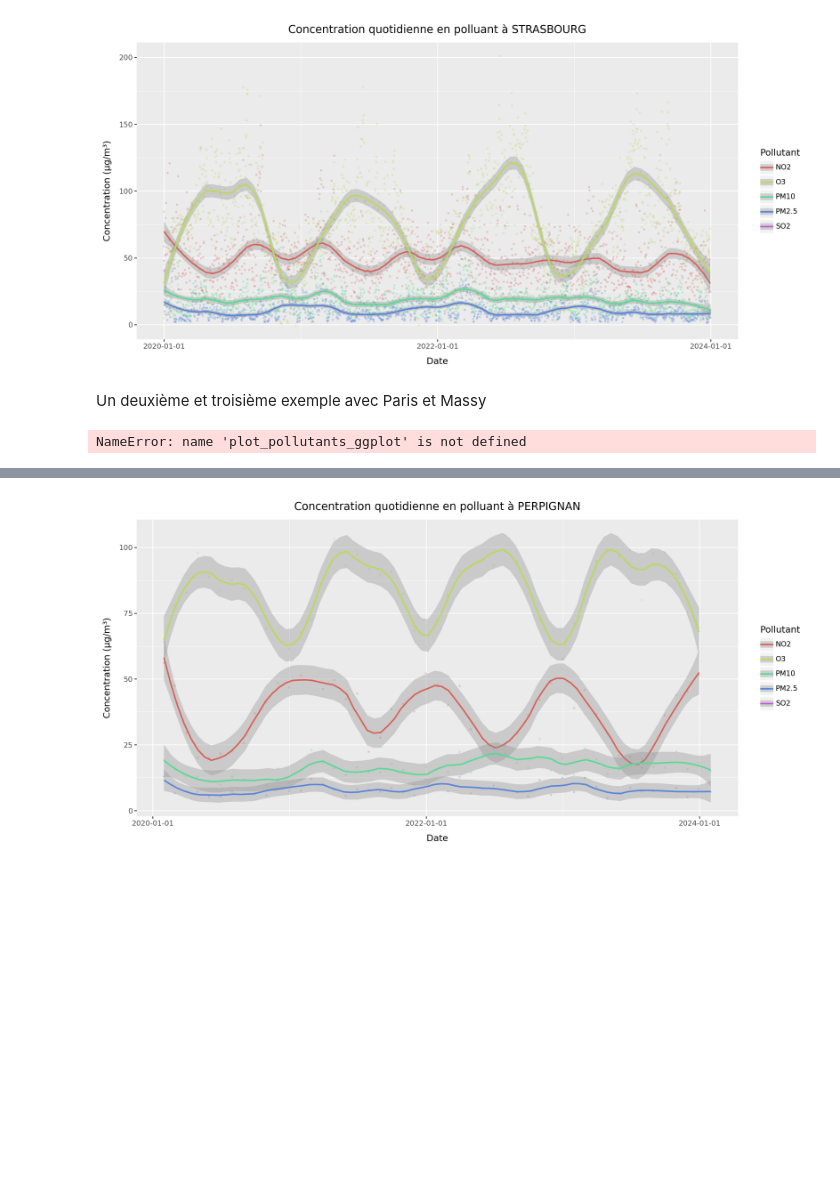
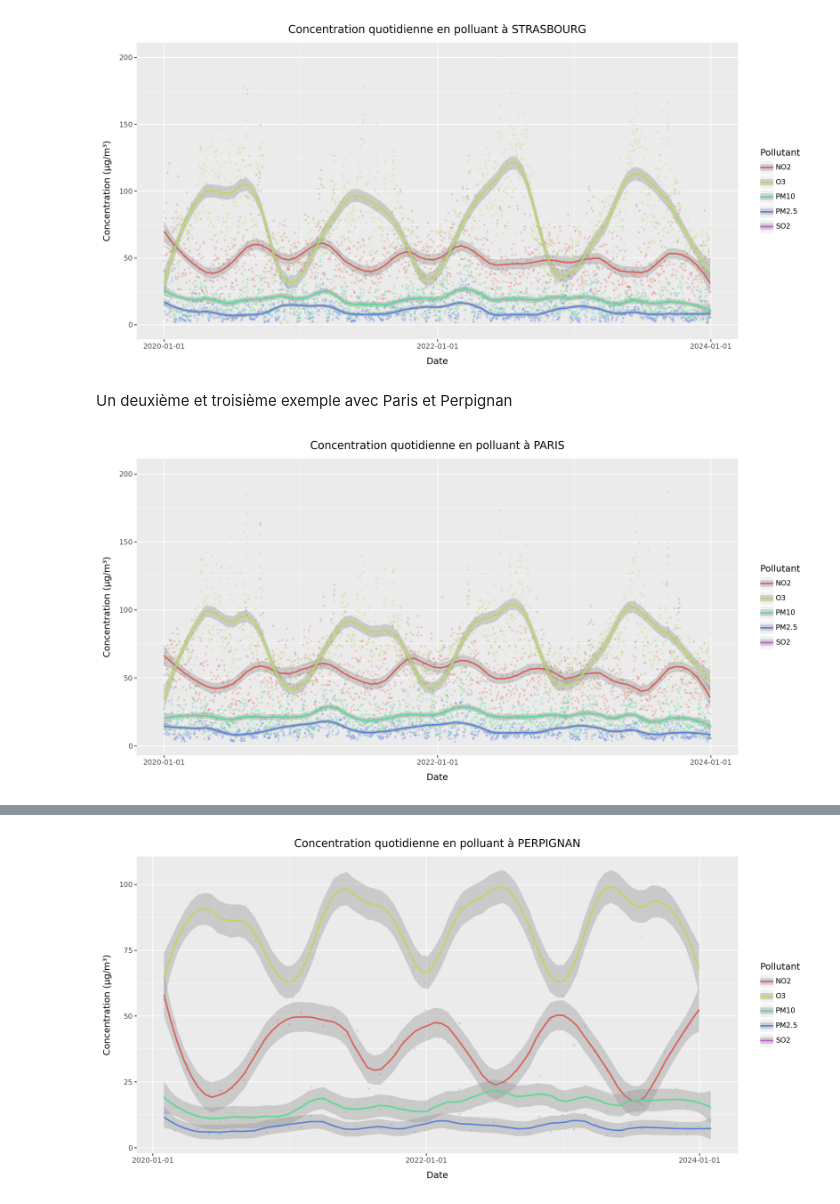
Before and after one commit to Antoine-Merienne/Projet-data-science-Mornand-Merienne, a Jupyter notebook: analyse_pollution_air.ipynb, the cells around one changed output, grey strips where cells are left out. Cells and saved outputs as stored; diff of their text form; code cells hidden in the pictures; blank space fills up the shorter version.

```diff
--- a/analyse_pollution_air.ipynb
+++ b/analyse_pollution_air.ipynb
@@ -663,7 +588,10 @@ from plotnine import ggplot, aes, geom_point, geom_smooth, theme_minimal, labs,
 
 
 def plot_pollutants_ggplot(df, smoothing = 0.15):
-
+    '''
+    Cette fonction réalise un plot des séries temporelles correspondant aux polluants, par ville et en utilisant ggplot2.
+    '''
+    warnings.simplefilter("ignore")
     # On Melt le dataframe pour simplifier le plotting avec plotnine
     melted_df = df.melt(id_vars='date',
                         value_vars=['NO2', 'O3', 'PM2.5', 'PM10', 'SO2'],
@@ -685,20 +613,13 @@ def plot_pollutants_ggplot(df, smoothing = 0.15):
 
     return p
 
-
-
-data = Y_t[(Y_t['nom_m'] == 'STRASBOURG')]
-# Si on veut visualiser la log-concentration, on peut utiliser la commande suivante:
-#data[['NO2', 'O3', 'PM2.5', 'PM10', 'SO2']] = np.log(data[['NO2', 'O3', 'PM2.5', 'PM10', 'SO2']])
-plot_pollutants_ggplot(data)
+#On peut alors visualiser nos séries temporelles
+plot_pollutants_ggplot(Y_t[(Y_t['nom_m'] == 'STRASBOURG')])
 # %% [output]
 [figure]
 # %% [markdown]
-Un deuxième et troisième exemple avec Paris et Massy
+Un deuxième et troisième exemple avec Paris et Perpignan
-# %%
-data = Y_t[(Y_t['nom_m'] == 'PARIS')]
-# Si on veut visualiser la log-concentration, on peut utiliser la commande suivante:
-#data[['NO2', 'O3', 'PM2.5', 'PM10', 'SO2']] = np.log(data[['NO2', 'O3', 'PM2.5', 'PM10', 'SO2']])
-plot_pollutants_ggplot(data)
-# %% [output]
-NameError: name 'plot_pollutants_ggplot' is not defined
+# %%
+plot_pollutants_ggplot(Y_t[(Y_t['nom_m'] == 'PARIS')])
+# %% [output]
+[figure, added]
```
Also changed, not shown: parts of 24 cells of this notebook.
